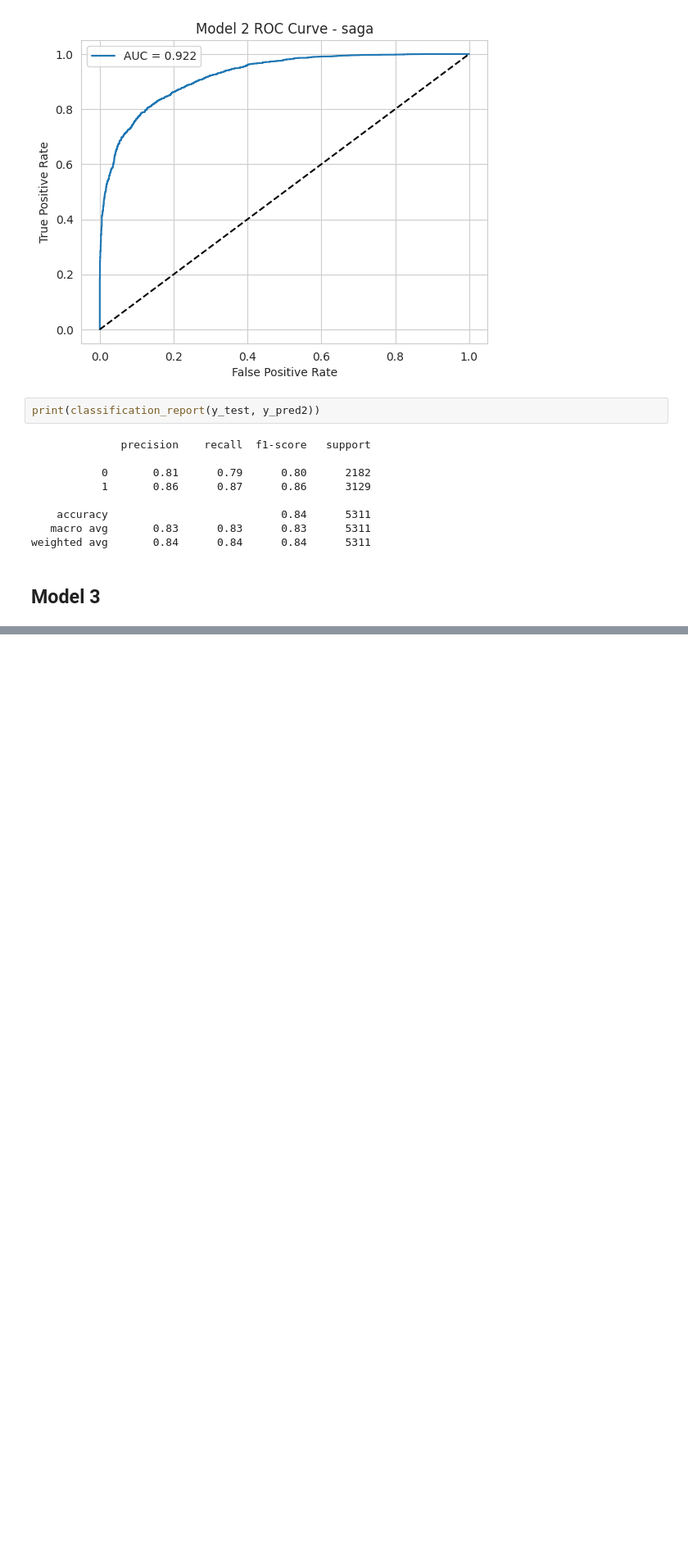
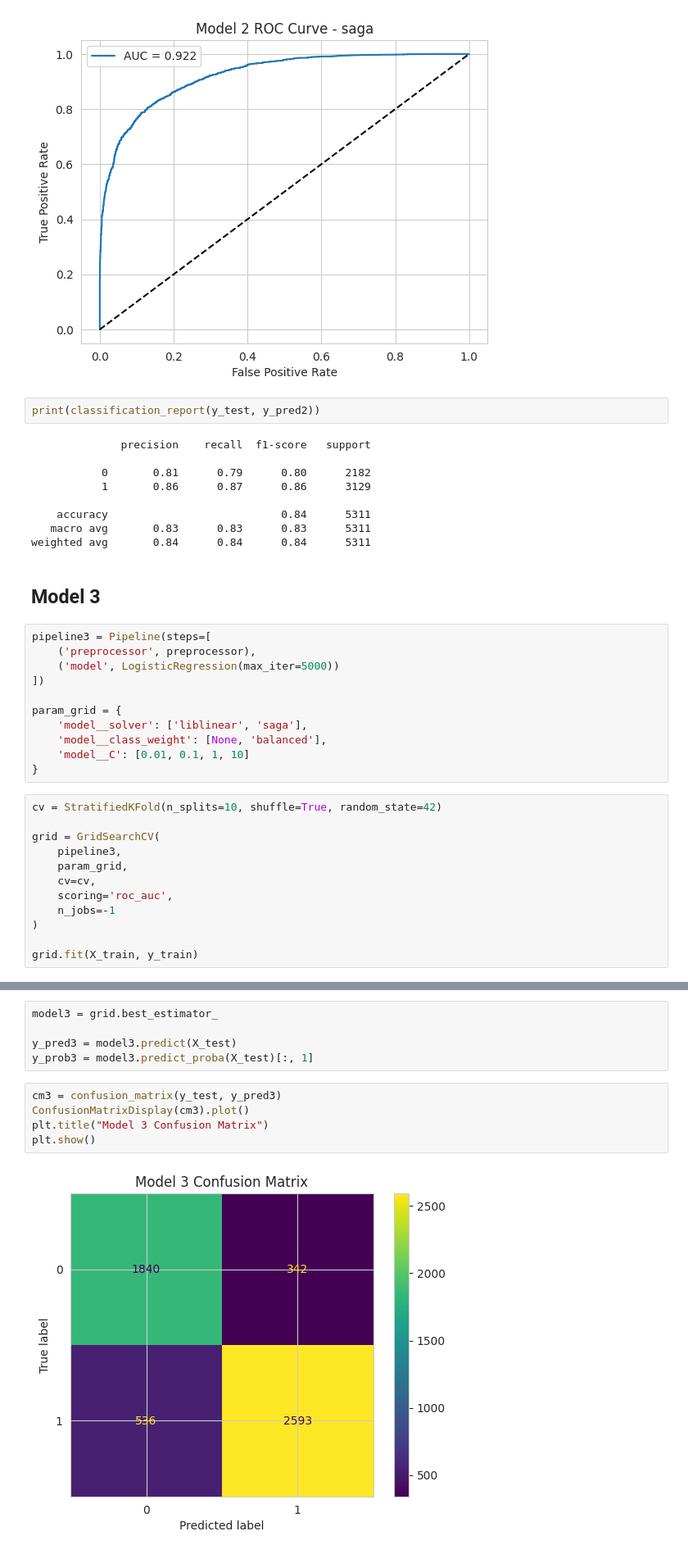
Before and after one commit to aelias5438/Final_Project_DS3021, a Jupyter notebook: FinalLab.ipynb, the cells around one changed output, grey strips where cells are left out. Shown at 82% size. Drawn from its saved outputs; the diff is of its cells as text; blank space fills up the shorter version.

Commit message:
Model 3

```diff
--- a/FinalLab.ipynb
+++ b/FinalLab.ipynb
@@ -262,3 +262,26 @@ print(classification_report(y_test, y_pred2))
 weighted avg       0.84      0.84      0.84      5311
 # %% [markdown]
 ## Model 3
+# %%
+pipeline3 = Pipeline(steps=[
+    ('preprocessor', preprocessor),
+    ('model', LogisticRegression(max_iter=5000))
+])
+
+param_grid = {
+    'model__solver': ['liblinear', 'saga'],
+    'model__class_weight': [None, 'balanced'],
+    'model__C': [0.01, 0.1, 1, 10]
+}
+# %%
+cv = StratifiedKFold(n_splits=10, shuffle=True, random_state=42)
+
+grid = GridSearchCV(
+    pipeline3,
+    param_grid,
+    cv=cv,
+    scoring='roc_auc',
+    n_jobs=-1
+)
+
+grid.fit(X_train, y_train)
@@ -264,0 +306,12 @@ weighted avg       0.84      0.84      0.84      5311
+# %%
+model3 = grid.best_estimator_
+
+y_pred3 = model3.predict(X_test)
+y_prob3 = model3.predict_proba(X_test)[:, 1]
+# %%
+cm3 = confusion_matrix(y_test, y_pred3)
+ConfusionMatrixDisplay(cm3).plot()
+plt.title("Model 3 Confusion Matrix")
+plt.show()
+# %% [output]
+[figure, added]
```
Also changed, not shown: parts of 3 cells of this notebook.
